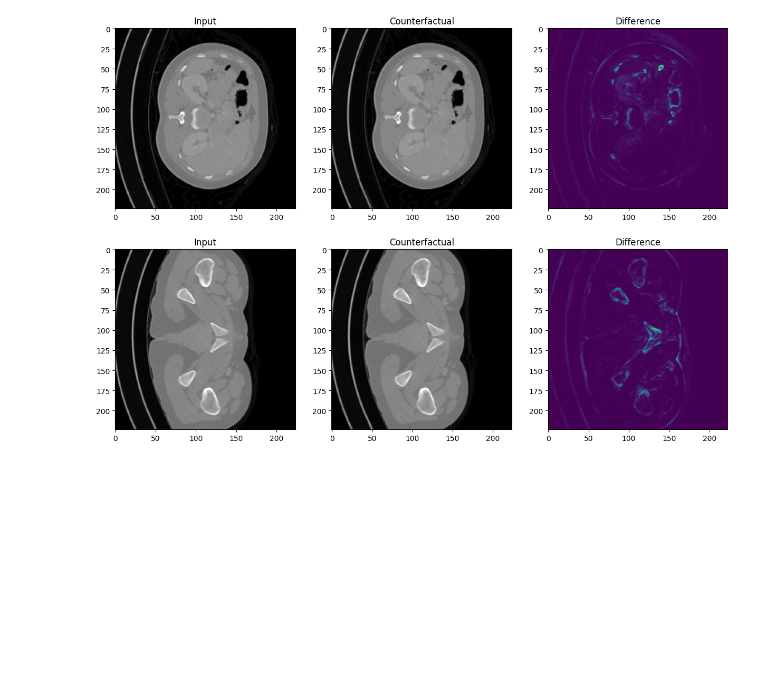
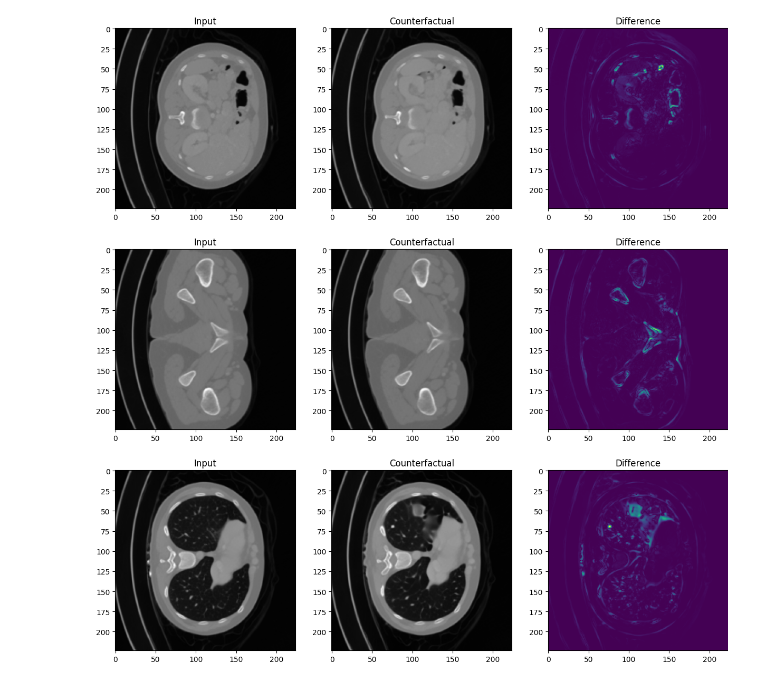
Before and after one commit to ieee8023/ct-counterfactuals, a Jupyter notebook: explain-abdominal-pain.ipynb, the cells around one changed output. Drawn from its saved outputs; the diff is of its cells as text; code cells hidden in the pictures; blank space fills up the shorter version.

```diff
--- a/explain-abdominal-pain.ipynb
+++ b/explain-abdominal-pain.ipynb
@@ -271,3 +271,14 @@ axs[2].imshow(heatmaps1[0,:,:,idx_slice])
 axs[2].set_title('Difference');
 # %% [output]
 [figure]
+# %%
+idx_slice = 145
+fig, axs = plt.subplots(1, 3, figsize=(15, 5))  # 1 row, 3 columns
+axs[0].imshow(images_reconstruction[0,:,:,idx_slice], cmap='gray')
+axs[0].set_title('Input')
+axs[1].imshow(images_counterfactual[0,:,:,idx_slice], cmap='gray')
+axs[1].set_title('Counterfactual')
+axs[2].imshow(heatmaps1[0,:,:,idx_slice])
+axs[2].set_title('Difference');
+# %% [output]
+[figure, added]
```
Also changed, not shown: parts of 10 cells of this notebook.
